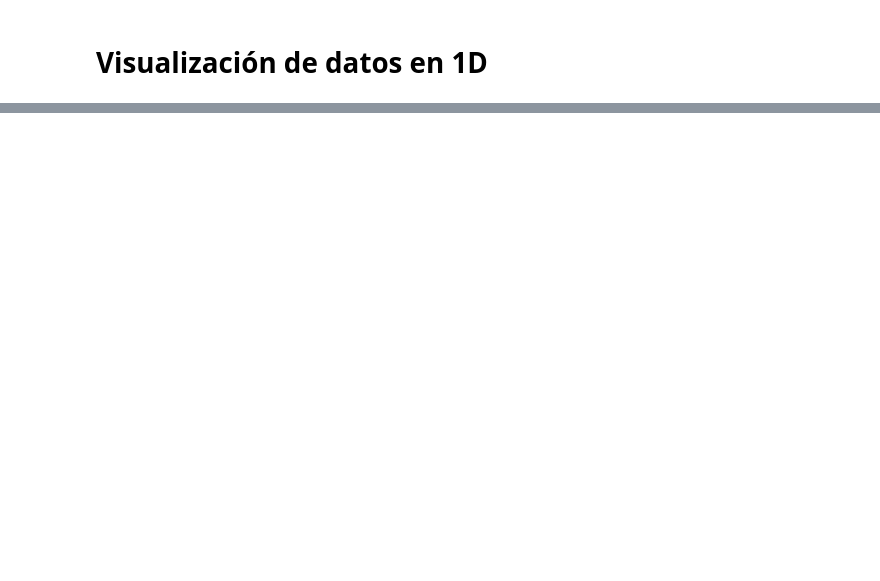
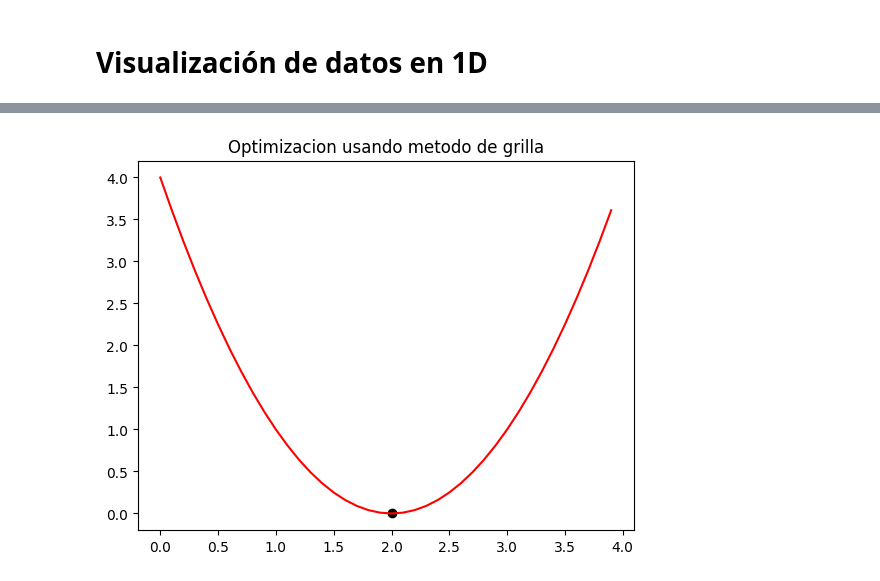
Before and after one commit to scuartasr/hiperpar, a Jupyter notebook: 1_IntroOptenPython_Clase3_2024_2S.ipynb, the cells around one changed output, grey strips where cells are left out. Saved outputs shown, nothing was run; the diff lists cells and outputs as text; code cells hidden in the pictures; blank space fills up the shorter version.

```diff
--- a/1_IntroOptenPython_Clase3_2024_2S.ipynb
+++ b/1_IntroOptenPython_Clase3_2024_2S.ipynb
@@ -155,0 +149,24 @@ feval_t=fun_objetive(x_t,y_t)
+# %%
+#
+# Muestras que vamos a evaluar en la busqueda en grilla
+x = np.arange(0, 4, 0.1)
+y = test_function(x)
+
+#
+# Búsqueda en grilla
+f_opt = y[0]
+best_inx = 0
+for i in range(len(y)):
+    if y[i] < f_opt:
+        f_opt = y[i]
+        best_inx = i
+# %%
+#Muestra de la grafica
+plt.plot(x,y,'-r')
+plt.scatter(x[best_inx], f_opt, c='black', marker='o')
+###
+####
+plt.title('Optimizacion usando metodo de grilla')
+plt.show()
+# %% [output]
+[figure, added]
```
Also changed, not shown: parts of 47 cells of this notebook, 1 other file.
